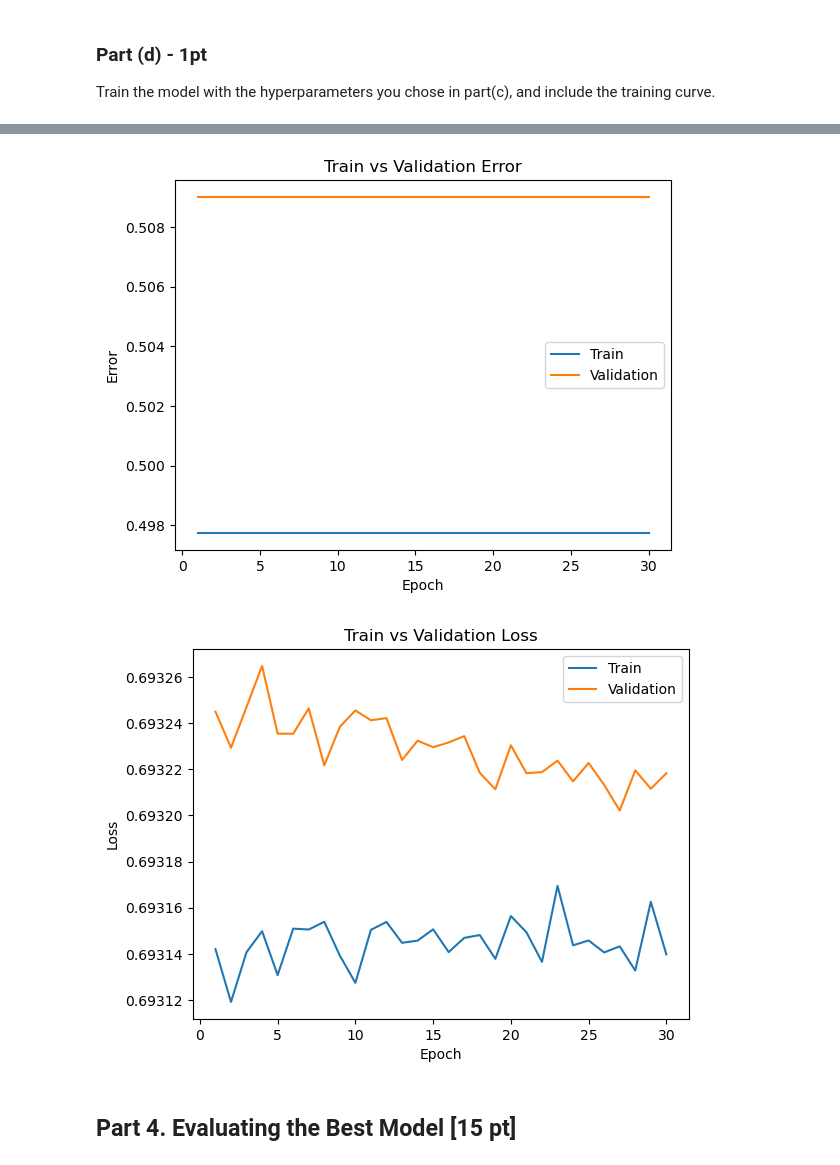
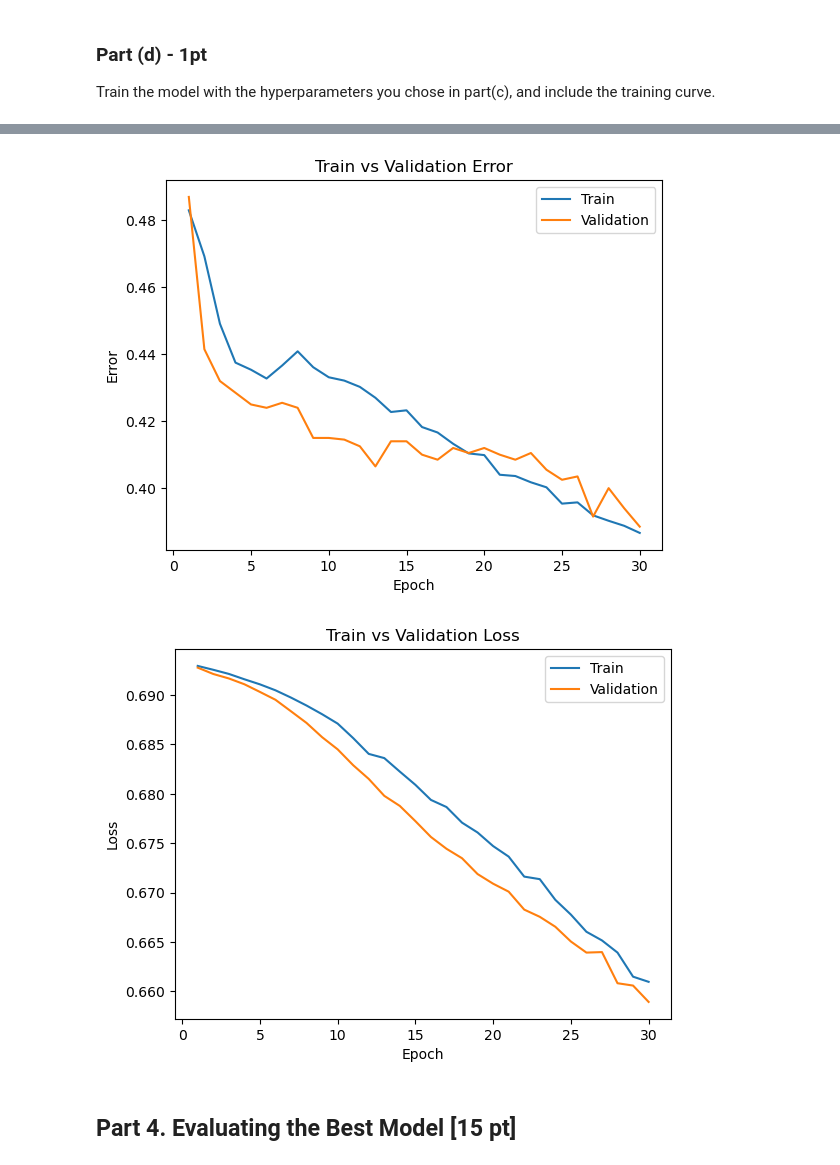
Before and after one commit to 0xC000005/APS360, a Jupyter notebook: Labs/Lab2/Lab2 Cats vs Dogs.ipynb, the cells around one changed output, grey strips where cells are left out. Cells and saved outputs as stored; diff of their text form; code cells hidden in the pictures.

```diff
--- a/Labs/Lab2/Lab2 Cats vs Dogs.ipynb
+++ b/Labs/Lab2/Lab2 Cats vs Dogs.ipynb
@@ -826,8 +876,8 @@ Total time elapsed: 33.08 seconds
 # %%
-plot_training_curve(get_model_name("large", 256, 0.001, 29))
+plot_training_curve(get_model_name("large", 256, 0.003, 29))
 # %% [output]
-[figure, old version]
+[figure, new version]
-[figure, old version]
+[figure, new version]
 # %% [markdown]
 ## Part 4. Evaluating the Best Model [15 pt]
 # %% [markdown]
```
Also changed, not shown: parts of 39 cells of this notebook, 1 other file.
